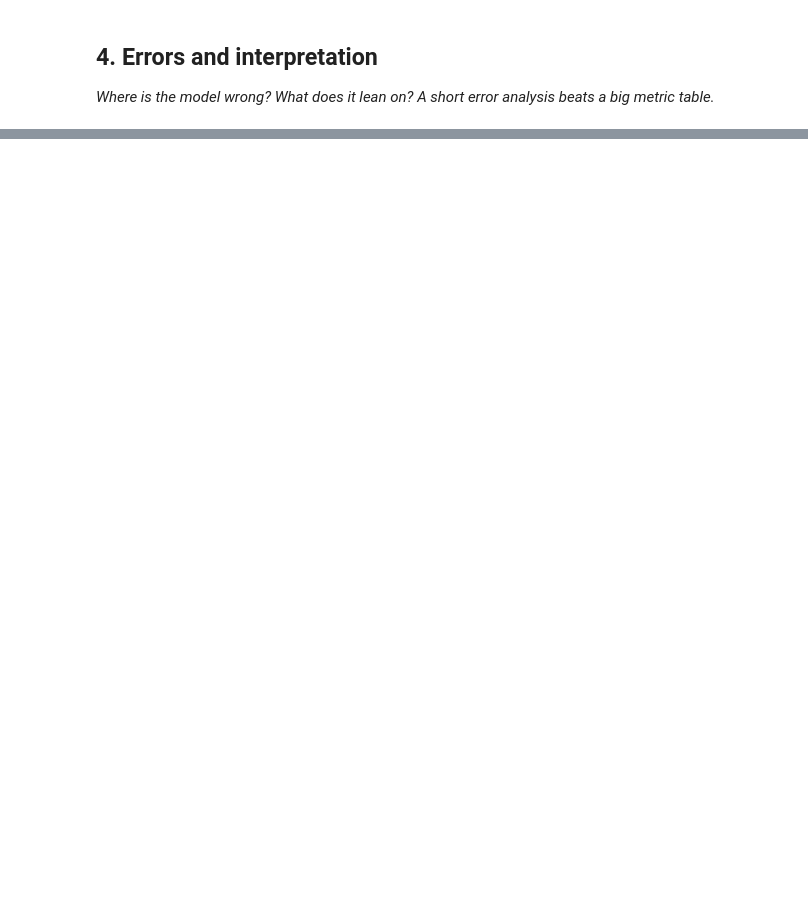
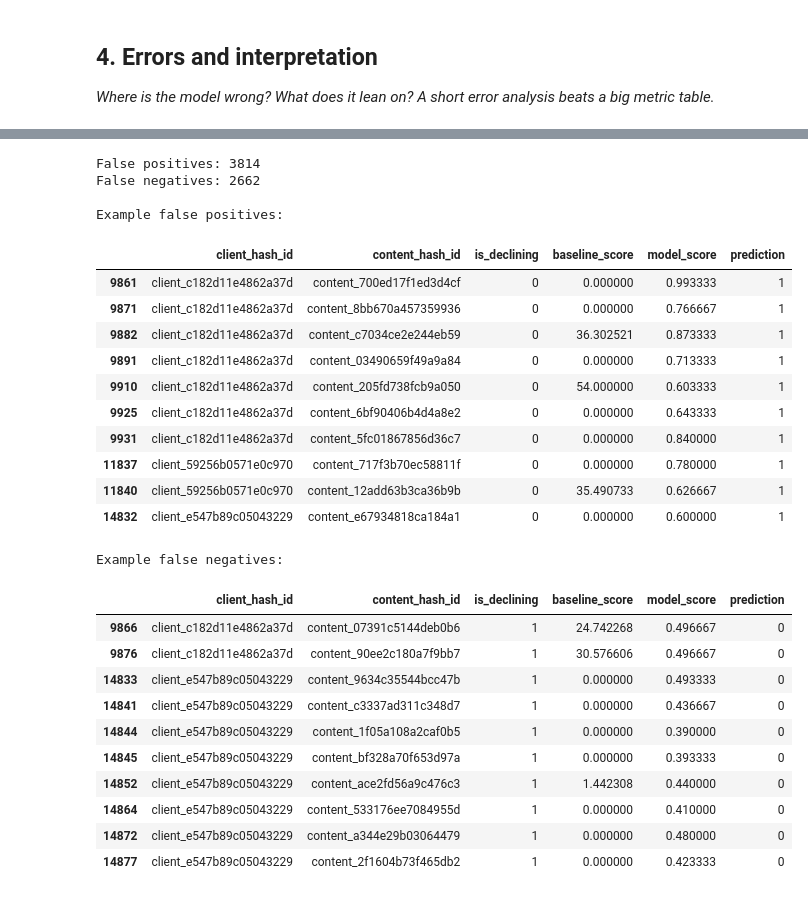
Before and after one commit to SaaDasim05/Flyrank-ML-Internship, a Jupyter notebook: work/notebooks/w05_model.ipynb, the cells around one changed output, grey strips where cells are left out. Drawn from its saved outputs; the diff is of its cells as text; code cells hidden in the pictures; blank space fills up the shorter version.

```diff
--- a/work/notebooks/w05_model.ipynb
+++ b/work/notebooks/w05_model.ipynb
@@ -36,0 +435,63 @@ This skeleton is yours to fill. Work the sections **in order** — each one has
+# %%
+test_analysis = model_test[
+    [
+        "client_hash_id",
+        "content_hash_id",
+        "is_declining",
+        "baseline_score"
+    ]
+].copy()
+
+test_analysis["model_score"] = model_scores
+
+# Actual label from the future window
+test_analysis["prediction"] = (
+    test_analysis["model_score"] >= 0.5
+).astype(int)
+
+false_positives = test_analysis[
+    (test_analysis["prediction"] == 1) &
+    (test_analysis["is_declining"] == 0)
+]
+
+false_negatives = test_analysis[
+    (test_analysis["prediction"] == 0) &
+    (test_analysis["is_declining"] == 1)
+]
+
+print("False positives:", len(false_positives))
+print("False negatives:", len(false_negatives))
+
+print("\nExample false positives:")
+display(false_positives.head(10))
+
+print("\nExample false negatives:")
+display(false_negatives.head(10))
+# %% [output]
+False positives: 3814
+False negatives: 2662
+
+Example false positives:
+|  | client_hash_id | content_hash_id | is_declining | baseline_score | model_score | prediction |
+| 9861 | client_c182d11e4862a37d | content_700ed17f1ed3d4cf | 0 | 0.000000 | 0.993333 | 1 |
+| 9871 | client_c182d11e4862a37d | content_8bb670a457359936 | 0 | 0.000000 | 0.766667 | 1 |
+| 9882 | client_c182d11e4862a37d | content_c7034ce2e244eb59 | 0 | 36.302521 | 0.873333 | 1 |
+| 9891 | client_c182d11e4862a37d | content_03490659f49a9a84 | 0 | 0.000000 | 0.713333 | 1 |
+| 9910 | client_c182d11e4862a37d | content_205fd738fcb9a050 | 0 | 54.000000 | 0.603333 | 1 |
+| 9925 | client_c182d11e4862a37d | content_6bf90406b4d4a8e2 | 0 | 0.000000 | 0.643333 | 1 |
+| 9931 | client_c182d11e4862a37d | content_5fc01867856d36c7 | 0 | 0.000000 | 0.840000 | 1 |
+| 11837 | client_59256b0571e0c970 | content_717f3b70ec58811f | 0 | 0.000000 | 0.780000 | 1 |
+| 11840 | client_59256b0571e0c970 | content_12add63b3ca36b9b | 0 | 35.490733 | 0.626667 | 1 |
+| 14832 | client_e547b89c05043229 | content_e67934818ca184a1 | 0 | 0.000000 | 0.600000 | 1 |
+Example false negatives:
+|  | client_hash_id | content_hash_id | is_declining | baseline_score | model_score | prediction |
+| 9866 | client_c182d11e4862a37d | content_07391c5144deb0b6 | 1 | 24.742268 | 0.496667 | 0 |
+| 9876 | client_c182d11e4862a37d | content_90ee2c180a7f9bb7 | 1 | 30.576606 | 0.496667 | 0 |
+| 14833 | client_e547b89c05043229 | content_9634c35544bcc47b | 1 | 0.000000 | 0.493333 | 0 |
+| 14841 | client_e547b89c05043229 | content_c3337ad311c348d7 | 1 | 0.000000 | 0.436667 | 0 |
+| 14844 | client_e547b89c05043229 | content_1f05a108a2caf0b5 | 1 | 0.000000 | 0.390000 | 0 |
+| 14845 | client_e547b89c05043229 | content_bf328a70f653d97a | 1 | 0.000000 | 0.393333 | 0 |
+| 14852 | client_e547b89c05043229 | content_ace2fd56a9c476c3 | 1 | 1.442308 | 0.440000 | 0 |
+| 14864 | client_e547b89c05043229 | content_533176ee7084955d | 1 | 0.000000 | 0.410000 | 0 |
+| 14872 | client_e547b89c05043229 | content_a344e29b03064479 | 1 | 0.000000 | 0.480000 | 0 |
+| 14877 | client_e547b89c05043229 | content_2f1604b73f465db2 | 1 | 0.000000 | 0.423333 | 0 |
```
Also changed, not shown: parts of 19 cells of this notebook.
